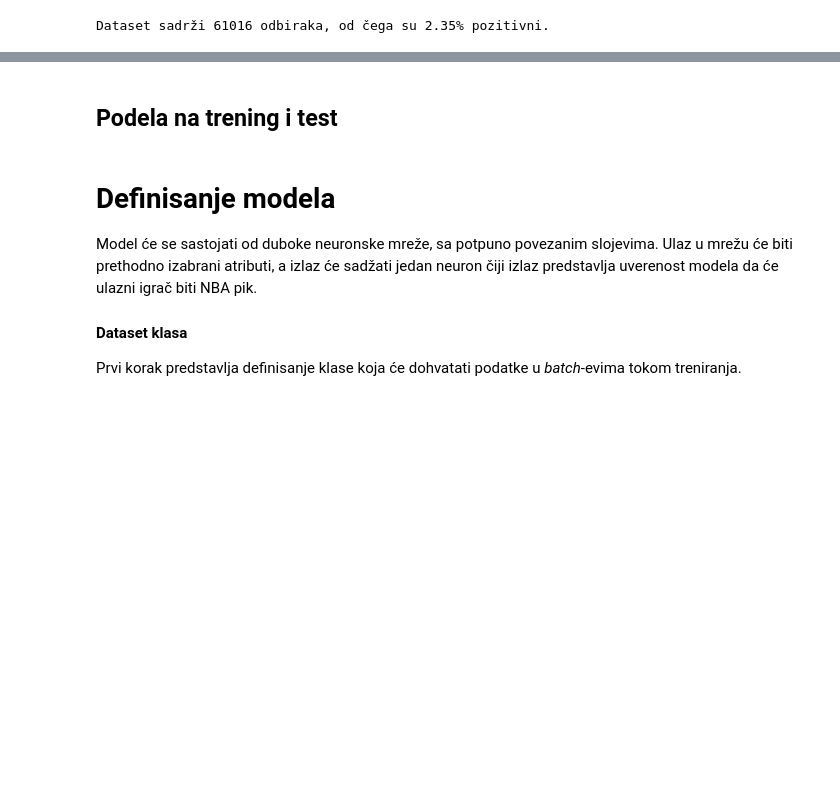
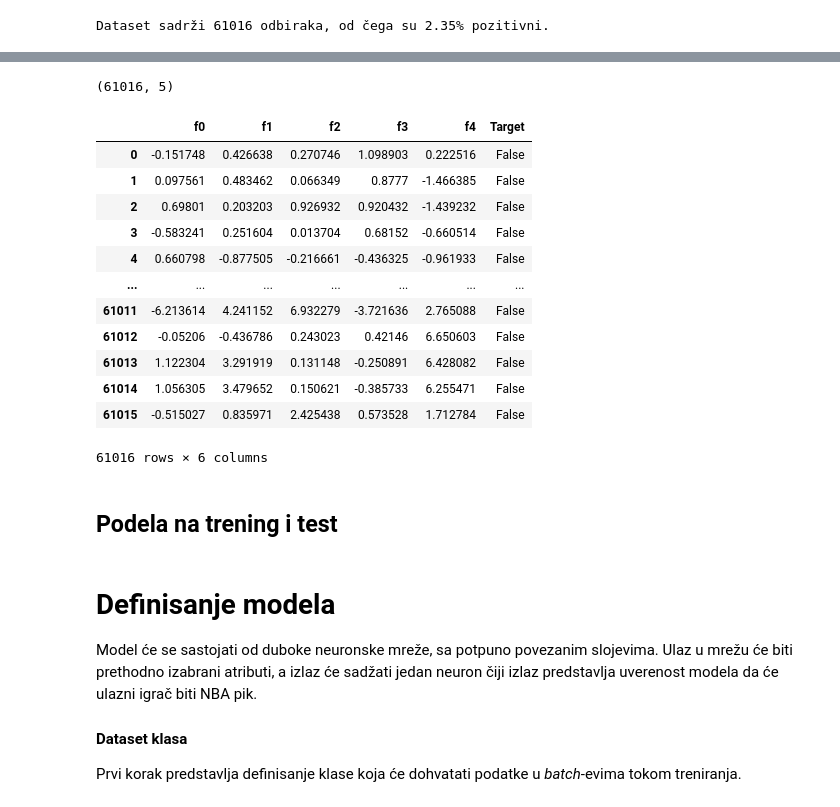
Before and after one commit to Paralelopipet/NM-Nba-prediction, a Jupyter notebook: NBA_predictions.ipynb, the cells around one changed output, grey strips where cells are left out. Saved outputs shown, nothing was run; the diff lists cells and outputs as text; code cells hidden in the pictures; blank space fills up the shorter version.

```diff
--- a/NBA_predictions.ipynb
+++ b/NBA_predictions.ipynb
@@ -91,3 +101,42 @@ Dataset sadrži 61016 odbiraka, od čega su 2.35% pozitivni.
+# %%
+cov_mat = clean_df.corr().to_numpy()[:-1, :-1]
+
+# Calculate eig
+eigen_values, eigen_vectors = np.linalg.eigh(cov_mat)
+
+# Sort indexes
+
+# Take vector subset
+num_of_components = 5
+eigv_subset = eigen_vectors[:, -num_of_components:]
+
+# # Reduce X
+# X_reduced = np.dot(eigv_subset.T, X.T).T
+# %%
+X = clean_df.to_numpy()[:, :-1]
+
+X_reduced = np.dot(eigv_subset.T, X.T).T
+X_reduced.shape
+# %% [output]
+(61016, 5)
+# %%
+reduced_df = pd.DataFrame(X_reduced, columns=[f"f{idx}" for idx in range(num_of_components)])
+reduced_df["Target"] = clean_df["Target"]
+reduced_df
+# %% [output]
+|  | f0 | f1 | f2 | f3 | f4 | Target |
+| 0 | -0.151748 | 0.426638 | 0.270746 | 1.098903 | 0.222516 | False |
+| 1 | 0.097561 | 0.483462 | 0.066349 | 0.8777 | -1.466385 | False |
+| 2 | 0.69801 | 0.203203 | 0.926932 | 0.920432 | -1.439232 | False |
+| 3 | -0.583241 | 0.251604 | 0.013704 | 0.68152 | -0.660514 | False |
+| 4 | 0.660798 | -0.877505 | -0.216661 | -0.436325 | -0.961933 | False |
+| ... | ... | ... | ... | ... | ... | ... |
+| 61011 | -6.213614 | 4.241152 | 6.932279 | -3.721636 | 2.765088 | False |
+| 61012 | -0.05206 | -0.436786 | 0.243023 | 0.42146 | 6.650603 | False |
+| 61013 | 1.122304 | 3.291919 | 0.131148 | -0.250891 | 6.428082 | False |
+| 61014 | 1.056305 | 3.479652 | 0.150621 | -0.385733 | 6.255471 | False |
+| 61015 | -0.515027 | 0.835971 | 2.425438 | 0.573528 | 1.712784 | False |
+61016 rows × 6 columns
 # %% [markdown]
 ## Podela na trening i test
 # %%
```
Also changed, not shown: parts of 11 cells of this notebook.
